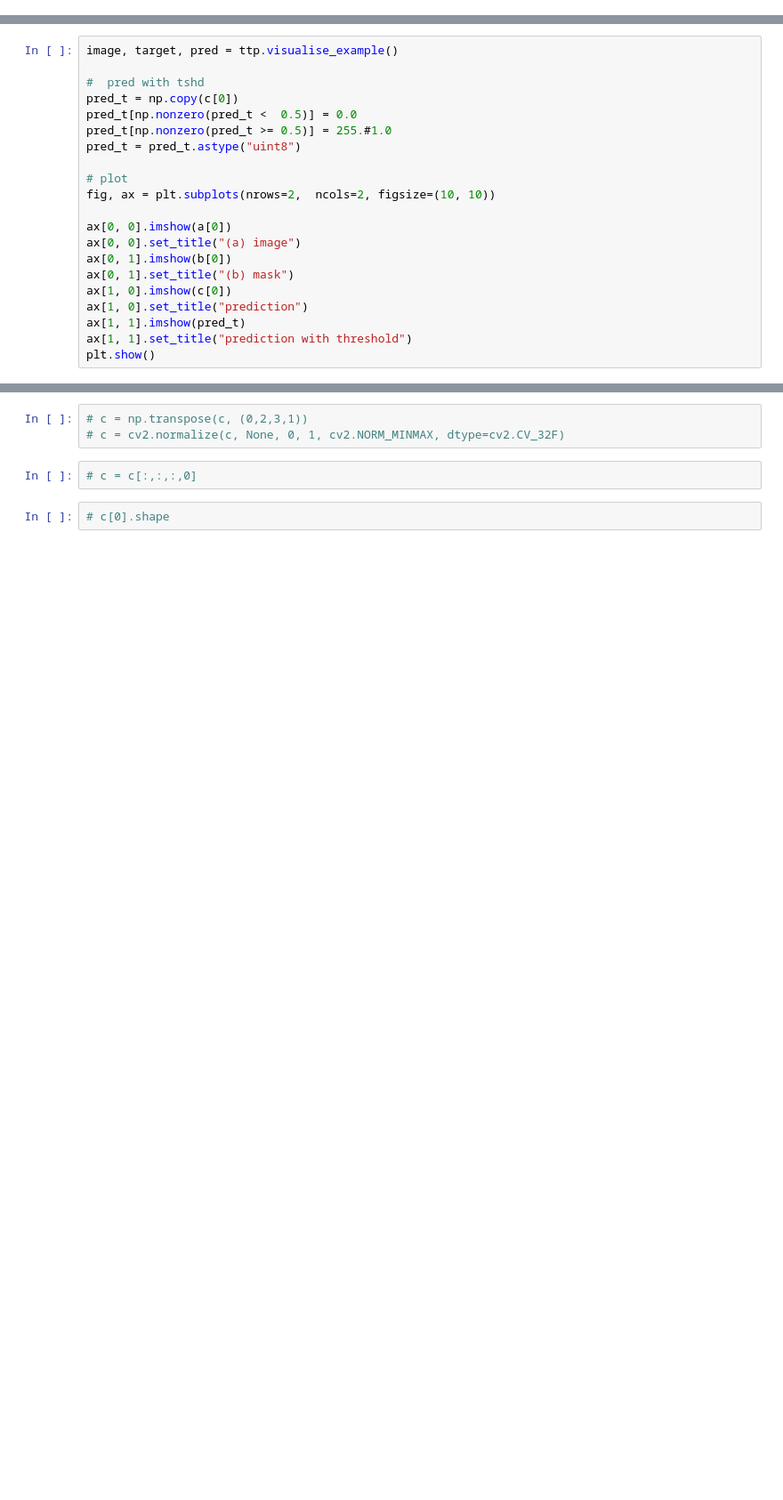
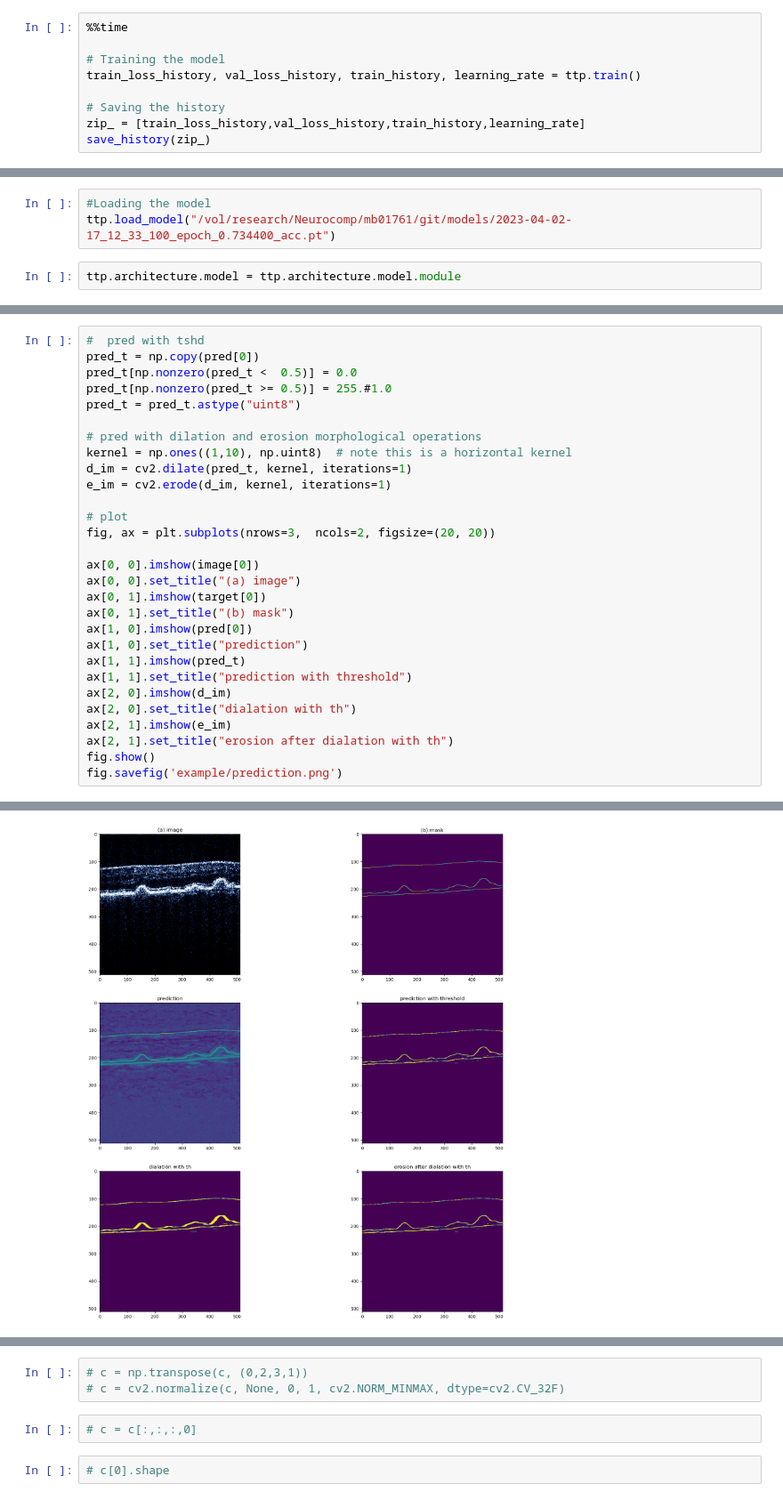
Before and after one commit to ManuelBradicic42/RaRetina, a Jupyter notebook: main.ipynb, the cells around one changed output, grey strips where cells are left out. Shown at 89% size. Drawn from its saved outputs; the diff is of its cells as text; blank space fills up the shorter version.

Commit message:
erosion, dialation, structuring ipynb debug file

```diff
--- a/main.ipynb
+++ b/main.ipynb
@@ -28,0 +29,9 @@ train_loss_history, val_loss_history, train_history = ttp.train()
+# %%
+%%time
+
+# Training the model
+train_loss_history, val_loss_history, train_history, learning_rate = ttp.train()
+
+# Saving the history
+zip_ = [train_loss_history,val_loss_history,train_history,learning_rate]
+save_history(zip_)
@@ -28,0 +62,5 @@ train_loss_history, val_loss_history, train_history = ttp.train()
+# %%
+#Loading the model
+ttp.load_model("/vol/research/Neurocomp/mb01761/git/models/2023-04-02-17_12_33_100_epoch_0.734400_acc.pt")
+# %%
+ttp.architecture.model = ttp.architecture.model.module
@@ -29,21 +69,30 @@ train_loss_history, val_loss_history, train_history = ttp.train()
 # %%
-image, target, pred = ttp.visualise_example()
-
 #  pred with tshd
-pred_t = np.copy(c[0])
+pred_t = np.copy(pred[0])
 pred_t[np.nonzero(pred_t <  0.5)] = 0.0
 pred_t[np.nonzero(pred_t >= 0.5)] = 255.#1.0
 pred_t = pred_t.astype("uint8")
 
+# pred with dilation and erosion morphological operations
+kernel = np.ones((1,10), np.uint8)  # note this is a horizontal kernel
+d_im = cv2.dilate(pred_t, kernel, iterations=1)
+e_im = cv2.erode(d_im, kernel, iterations=1)
+
 # plot
-fig, ax = plt.subplots(nrows=2,  ncols=2, figsize=(10, 10))
+fig, ax = plt.subplots(nrows=3,  ncols=2, figsize=(20, 20))
 
-ax[0, 0].imshow(a[0])
+ax[0, 0].imshow(image[0])
 ax[0, 0].set_title("(a) image")
-ax[0, 1].imshow(b[0])
+ax[0, 1].imshow(target[0])
 ax[0, 1].set_title("(b) mask")
-ax[1, 0].imshow(c[0])
+ax[1, 0].imshow(pred[0])
 ax[1, 0].set_title("prediction")
 ax[1, 1].imshow(pred_t)
 ax[1, 1].set_title("prediction with threshold")
-plt.show()
+ax[2, 0].imshow(d_im)
+ax[2, 0].set_title("dialation with th")
+ax[2, 1].imshow(e_im)
+ax[2, 1].set_title("erosion after dialation with th")
+fig.show()
+fig.savefig('example/prediction.png')
+# %% [output]
@@ -49,0 +100 @@ plt.show()
+[figure, added]
```
Also changed, not shown: parts of 33 cells of this notebook, 7 other files.
